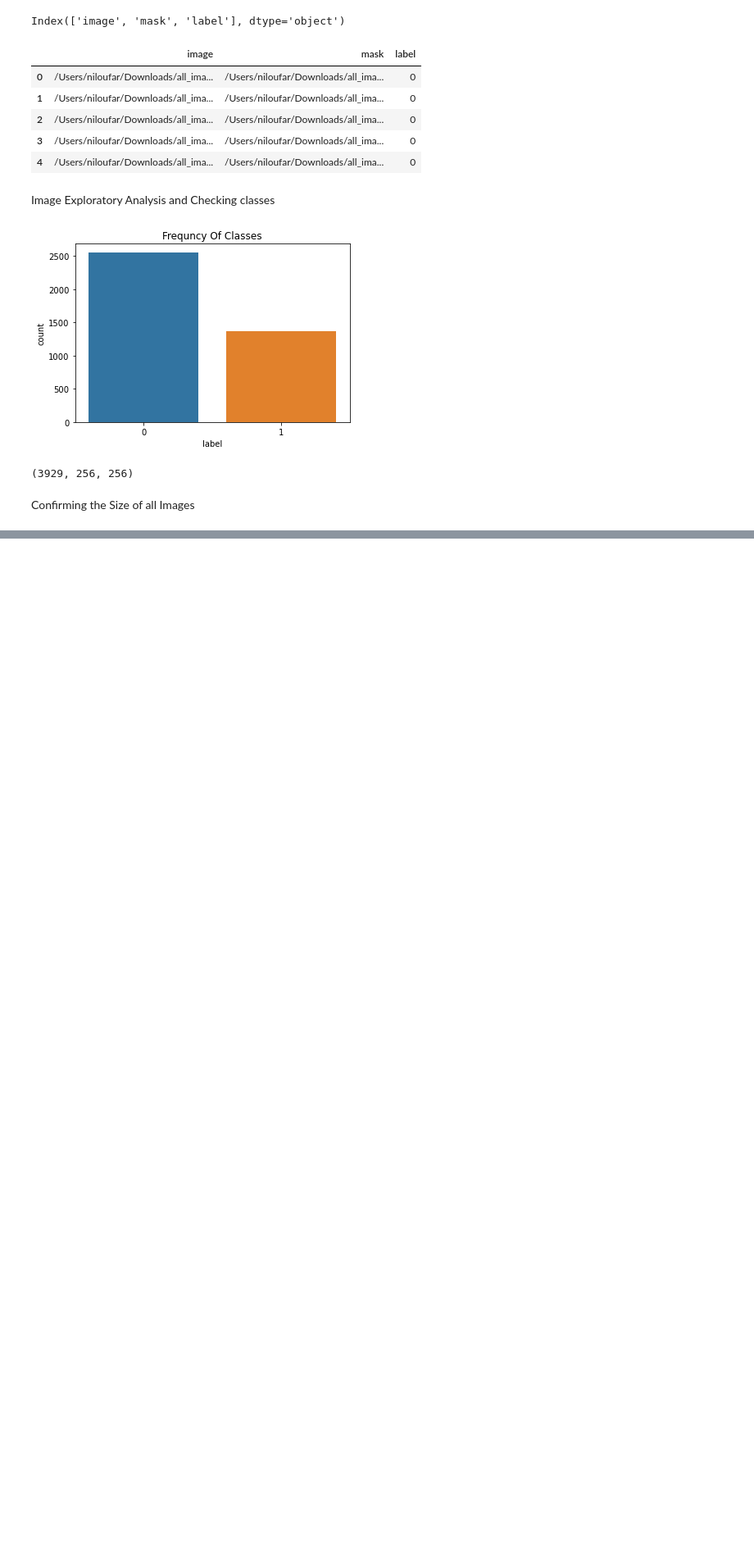
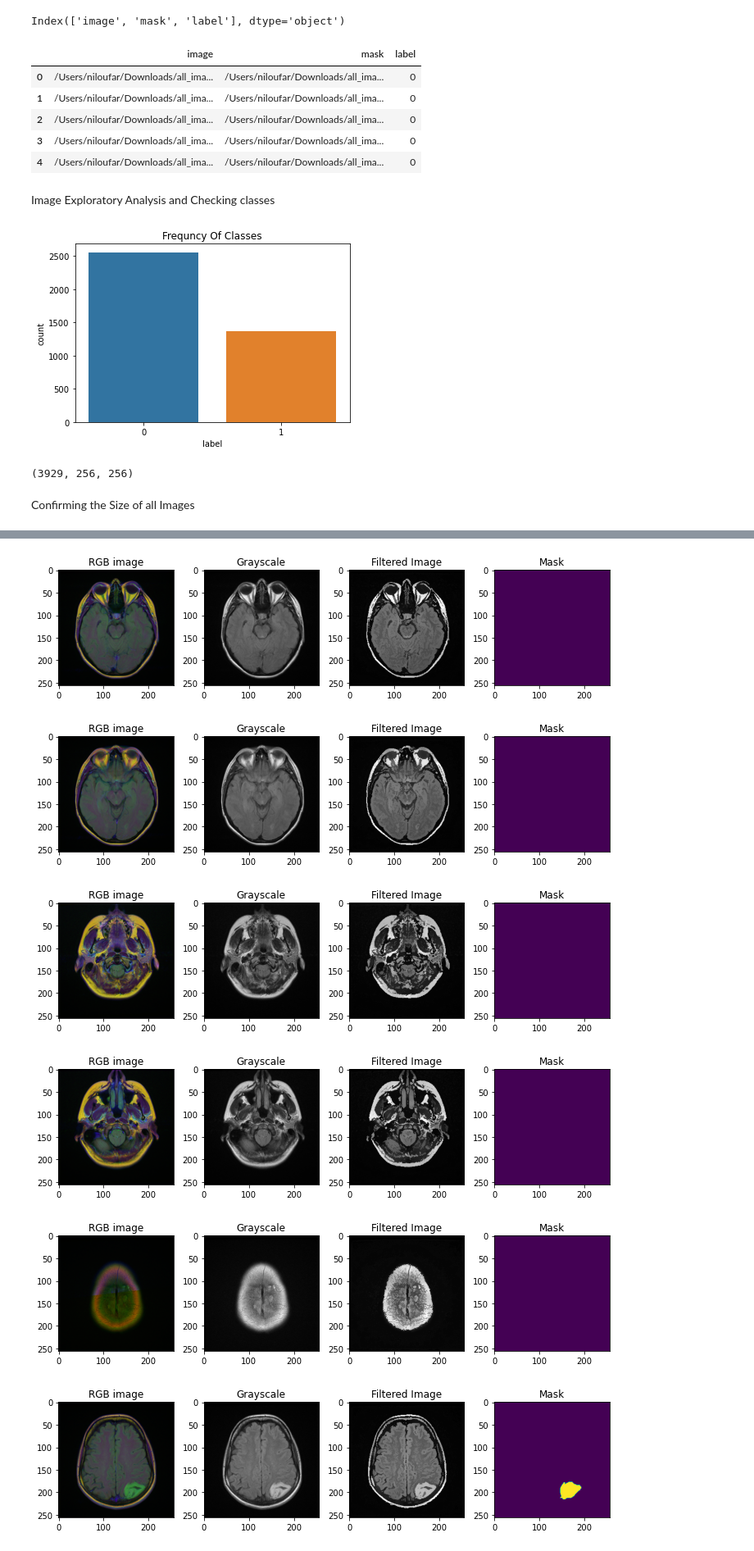
Before and after one commit to FgSurewin/Brain_Tumor_Project, a Jupyter notebook: notebooks/Niloufar_notebook.ipynb, the cells around one changed output, grey strips where cells are left out. Shown at 82% size. Cells and saved outputs as stored; diff of their text form; code cells hidden in the pictures; blank space fills up the shorter version.

```diff
--- a/notebooks/Niloufar_notebook.ipynb
+++ b/notebooks/Niloufar_notebook.ipynb
@@ -113,3 +113,15 @@ def show_image_and_mask(img_path, mask_path):
     ax[3].imshow(mask_img)
     ax[3].set_title("Mask")
     fig.tight_layout()
+# %%
+for idx in range(9):
+    test_img = df.iloc[idx, 0]
+    test_img_mask = df.iloc[idx, 1]
+    show_image_and_mask(test_img, test_img_mask)
+# %% [output]
+[figure, added]
+[figure, added]
+[figure, added]
+[figure, added]
+[figure, added]
+[figure, added]
```
Also changed, not shown: parts of 5 cells of this notebook.
